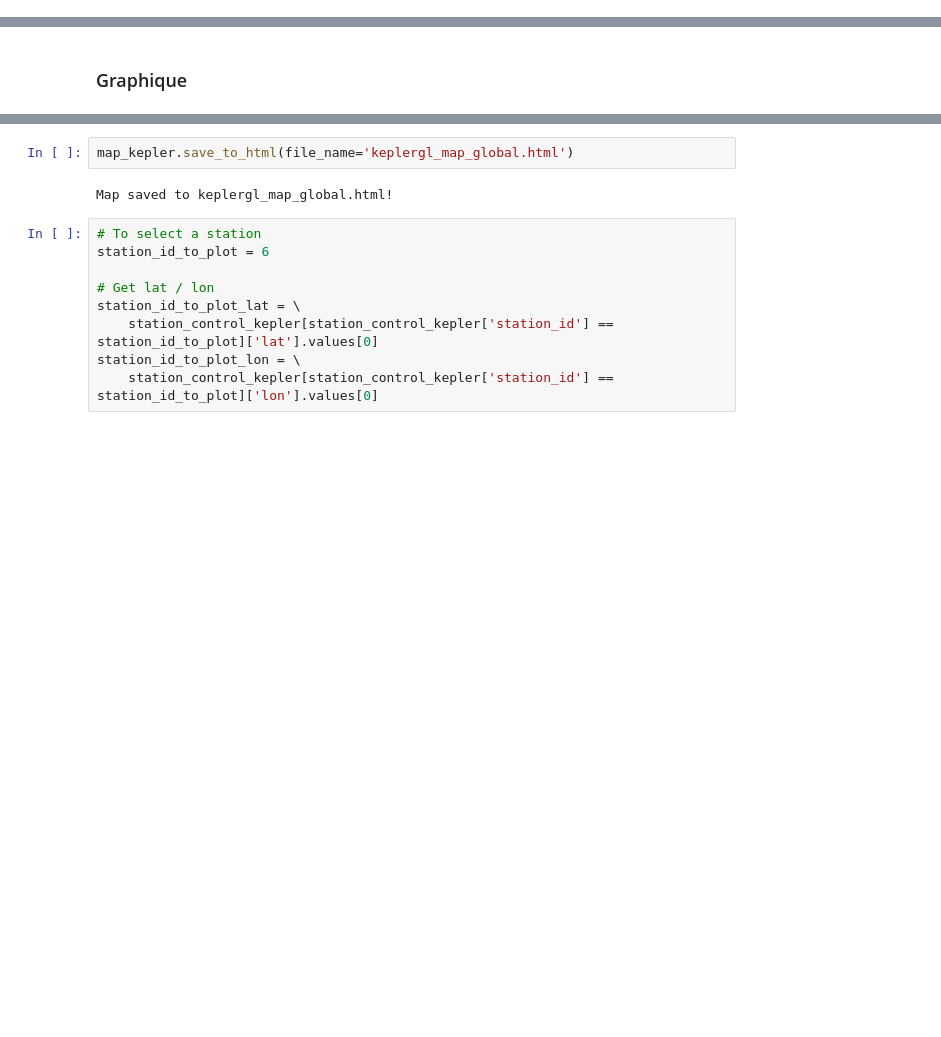
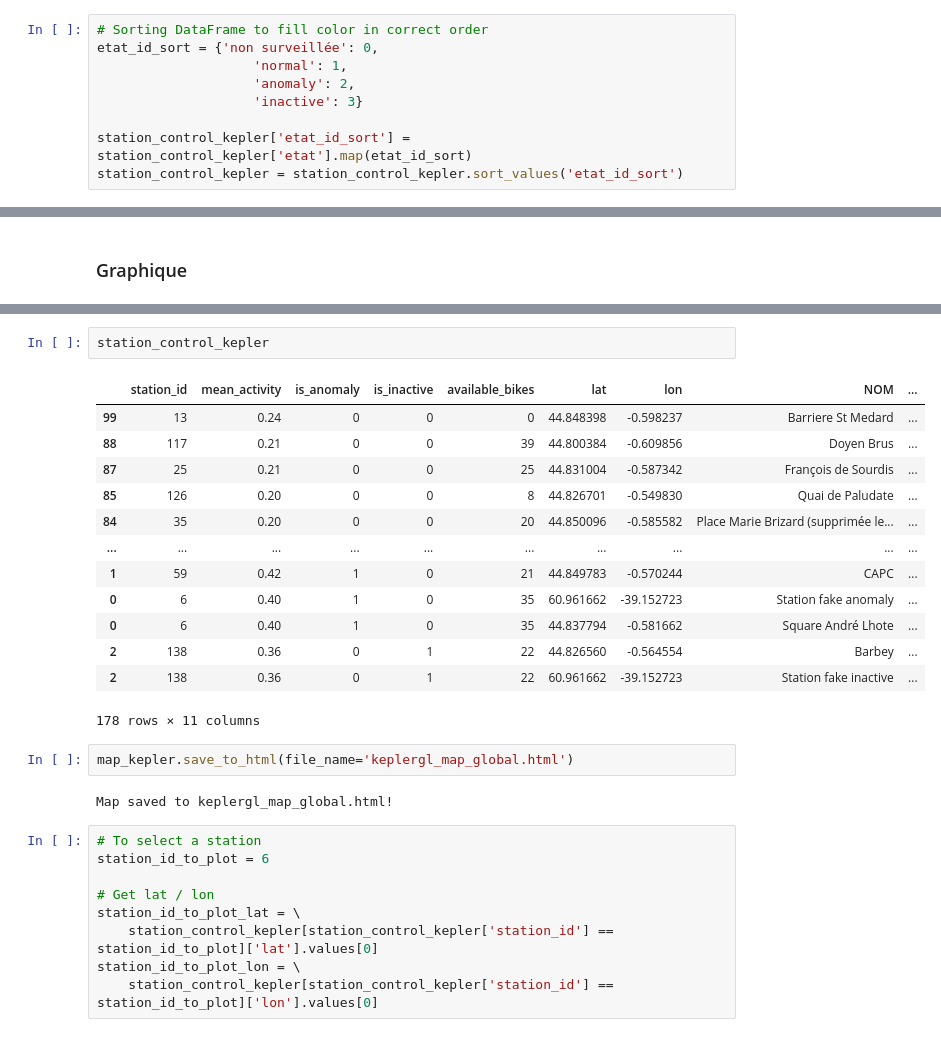
Before and after one commit to armgilles/vcub_keeper, a Jupyter notebook: notebooks/02_Features/07_visualisation_map_stations #49.ipynb, the cells around one changed output, grey strips where cells are left out. Cells and saved outputs as stored; diff of their text form; blank space fills up the shorter version.

```diff
--- a/notebooks/02_Features/07_visualisation_map_stations #49.ipynb
+++ b/notebooks/02_Features/07_visualisation_map_stations #49.ipynb
@@ -479,0 +508,9 @@ station_control_kepler = station_control.drop(['last_date_anomaly', 'anomaly_sin
+# %%
+# Sorting DataFrame to fill color in correct order
+etat_id_sort = {'non surveillée': 0,
+                    'normal': 1,
+                    'anomaly': 2,
+                    'inactive': 3}
+
+station_control_kepler['etat_id_sort'] = station_control_kepler['etat'].map(etat_id_sort)
+station_control_kepler = station_control_kepler.sort_values('etat_id_sort')
@@ -672,6 +719,22 @@ map_kepler
 # %% [output]
 User Guide: https://docs.kepler.gl/docs/keplergl-jupyter
 KeplerGl(config={'version': 'v1', 'config': {'visState': {'filters': [], 'layers': [{'id': 'fmdzqhw', 'type': …
+# %%
+station_control_kepler
+# %% [output]
+|  | station_id | mean_activity | is_anomaly | is_inactive | available_bikes | lat | lon | NOM | ... |
+| 99 | 13 | 0.24 | 0 | 0 | 0 | 44.848398 | -0.598237 | Barriere St Medard | ... |
+| 88 | 117 | 0.21 | 0 | 0 | 39 | 44.800384 | -0.609856 | Doyen Brus | ... |
+| 87 | 25 | 0.21 | 0 | 0 | 25 | 44.831004 | -0.587342 | François de Sourdis | ... |
+| 85 | 126 | 0.20 | 0 | 0 | 8 | 44.826701 | -0.549830 | Quai de Paludate | ... |
+| 84 | 35 | 0.20 | 0 | 0 | 20 | 44.850096 | -0.585582 | Place Marie Brizard (supprimée le... | ... |
+| ... | ... | ... | ... | ... | ... | ... | ... | ... | ... |
+| 1 | 59 | 0.42 | 1 | 0 | 21 | 44.849783 | -0.570244 | CAPC | ... |
+| 0 | 6 | 0.40 | 1 | 0 | 35 | 60.961662 | -39.152723 | Station fake anomaly | ... |
+| 0 | 6 | 0.40 | 1 | 0 | 35 | 44.837794 | -0.581662 | Square André Lhote | ... |
+| 2 | 138 | 0.36 | 0 | 1 | 22 | 44.826560 | -0.564554 | Barbey | ... |
+| 2 | 138 | 0.36 | 0 | 1 | 22 | 60.961662 | -39.152723 | Station fake inactive | ... |
+178 rows × 11 columns
 # %%
 map_kepler.save_to_html(file_name='keplergl_map_global.html')
 # %% [output]
```
Also changed, not shown: parts of 23 cells of this notebook, 1 other file.
